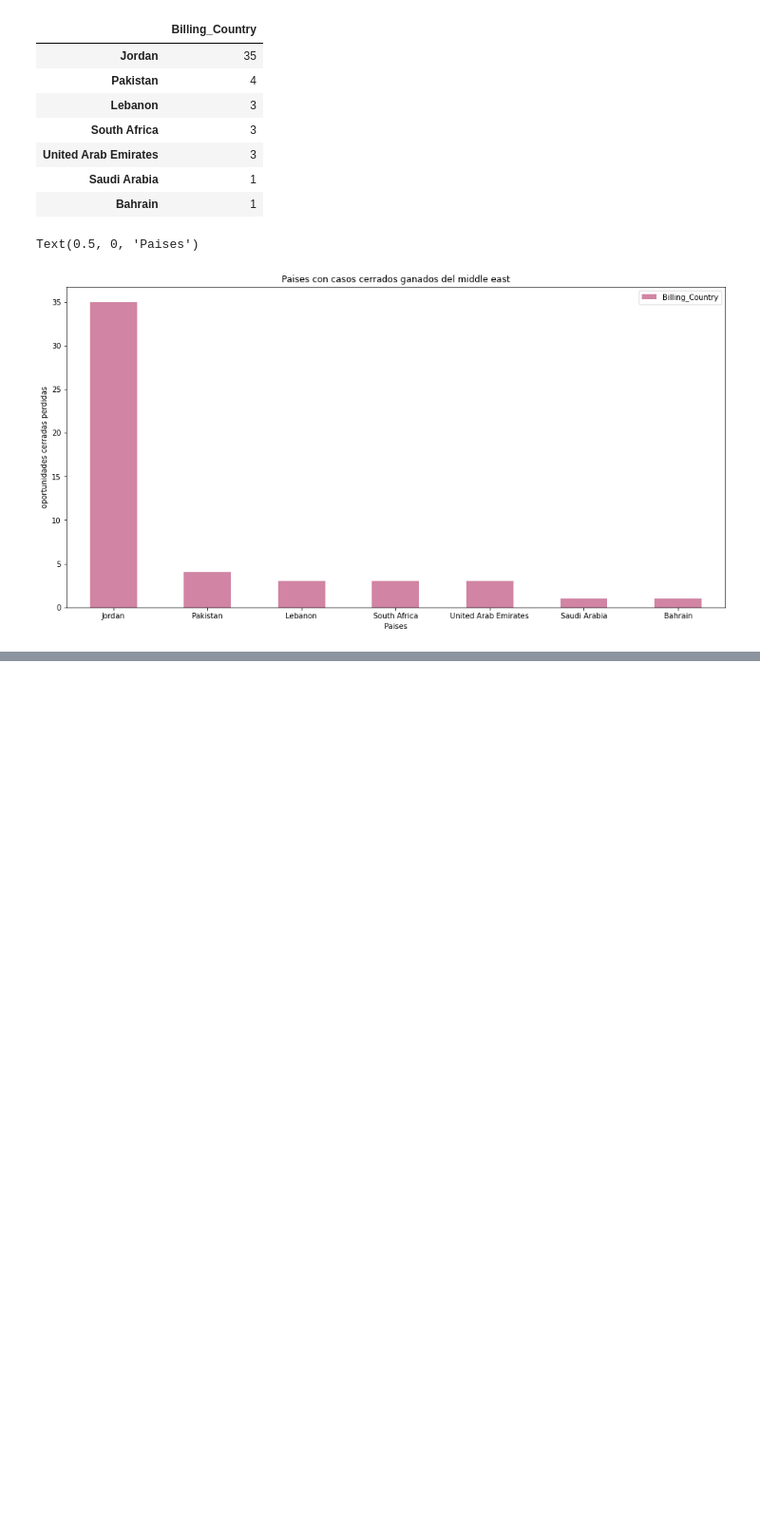
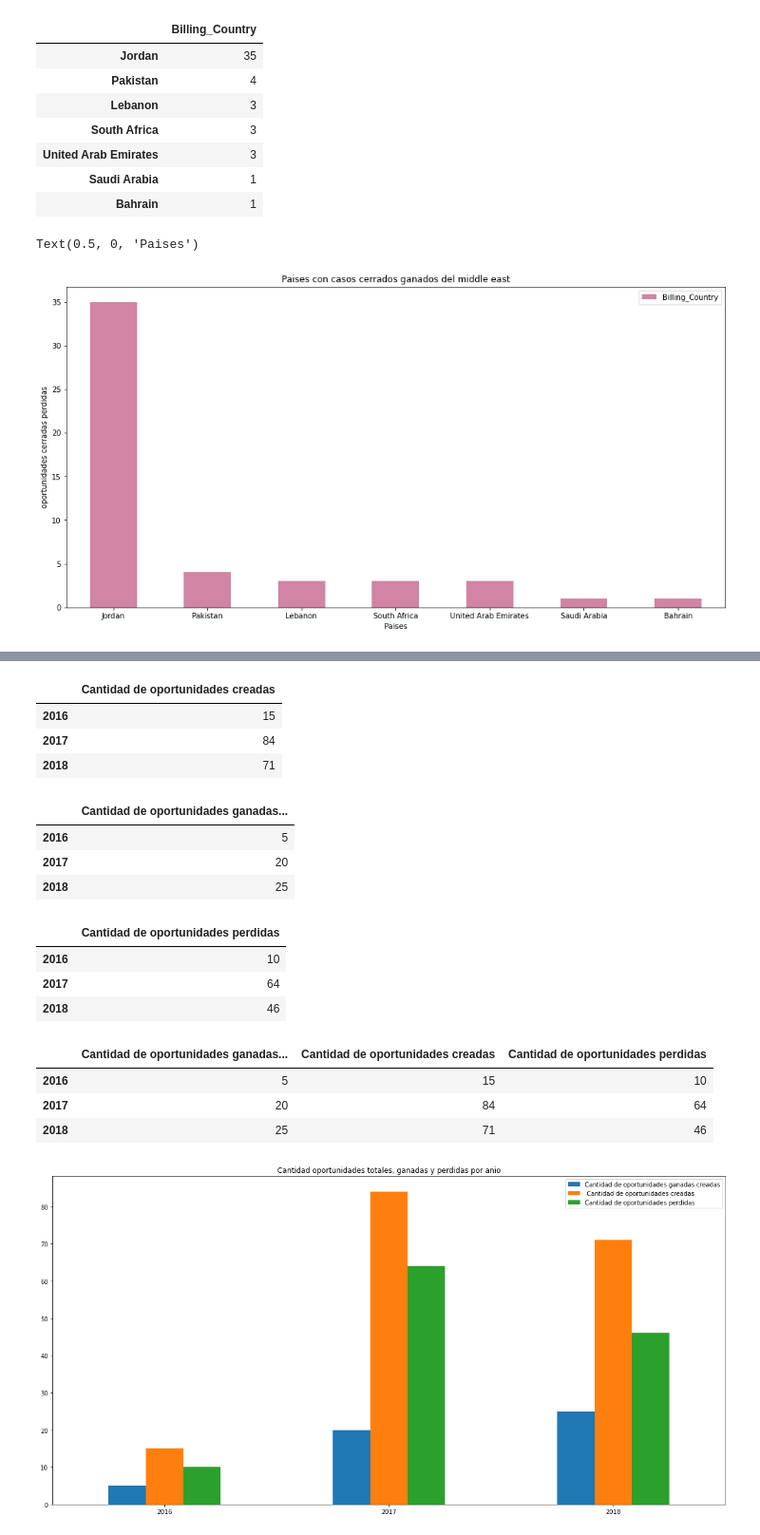
Before and after one commit to Ramaxx95/TP1-Orga-de-Datos, a Jupyter notebook: Visualizaciones/Region_Middle_East.ipynb, the cells around one changed output, grey strips where cells are left out. Shown at 95% size. Saved outputs shown, nothing was run; the diff lists cells and outputs as text; code cells hidden in the pictures; blank space fills up the shorter version.

Commit message:
Grafico de vendedores y ventas por anio

```diff
--- a/Visualizaciones/Region_Middle_East.ipynb
+++ b/Visualizaciones/Region_Middle_East.ipynb
@@ -112,0 +136,38 @@ Text(0.5, 0, 'Paises')
+# %%
+anios_totales = oportunidades_cerradas.Opportunity_Created_Date.dt.year.value_counts().to_frame( name = ' Cantidad de oportunidades creadas').sort_index()
+anios_totales
+# %% [output]
+|  | Cantidad de oportunidades creadas |
+| 2016 | 15 |
+| 2017 | 84 |
+| 2018 | 71 |
+# %%
+anios_ganados = oportunidades_ganadas_middle_east.Opportunity_Created_Date.dt.year.value_counts().to_frame(name = 'Cantidad de oportunidades ganadas creadas').sort_index()
+anios_ganados
+# %% [output]
+|  | Cantidad de oportunidades ganadas... |
+| 2016 | 5 |
+| 2017 | 20 |
+| 2018 | 25 |
+# %%
+anios_perdidos = oportunidades_perdidas_middle_east.Opportunity_Created_Date.dt.year.value_counts().to_frame(name = 'Cantidad de oportunidades perdidas').sort_index()
+anios_perdidos
+# %% [output]
+|  | Cantidad de oportunidades perdidas |
+| 2016 | 10 |
+| 2017 | 64 |
+| 2018 | 46 |
+# %%
+lista_anios = [anios_ganados, anios_totales, anios_perdidos]
+grafico_anios = pd.concat(lista_anios, join = 'outer', axis = 1).fillna(0)
+grafico_anios
+# %% [output]
+|  | Cantidad de oportunidades ganadas... | Cantidad de oportunidades creadas | Cantidad de oportunidades perdidas |
+| 2016 | 5 | 15 | 10 |
+| 2017 | 20 | 84 | 64 |
+| 2018 | 25 | 71 | 46 |
+# %%
+grafico_anios.plot.bar( title = 'Cantidad oportunidades totales, ganadas y perdidas por anio' , rot = 0, figsize = ((20,10)))
+plt.show()
+# %% [output]
+[figure, added]
```
Also changed, not shown: parts of 9 cells of this notebook.
